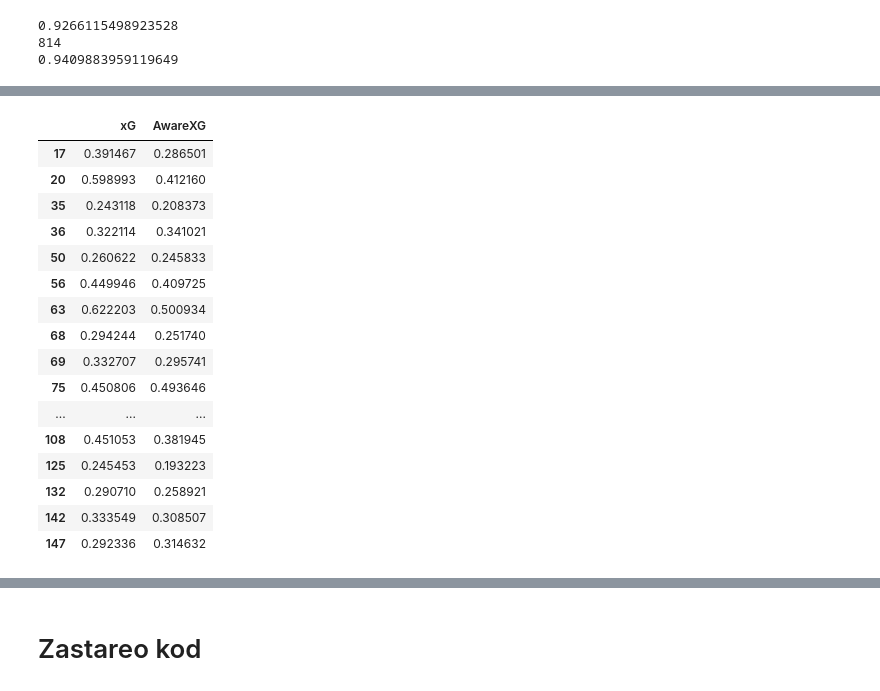
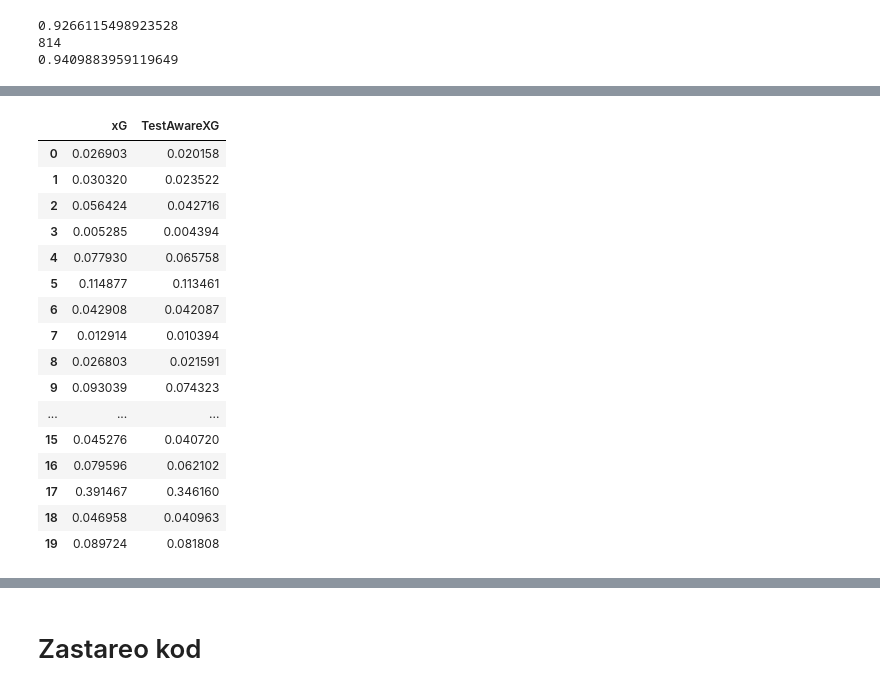
Before and after one commit to NovakTJ/goalscorer-confidence, a Jupyter notebook: notebooks/main-notebook.ipynb, the cells around one changed output, grey strips where cells are left out. Drawn from its saved outputs; the diff is of its cells as text; code cells hidden in the pictures.

```diff
--- a/notebooks/main-notebook.ipynb
+++ b/notebooks/main-notebook.ipynb
@@ -8,3 +8,6 @@ from understatapi import UnderstatClient
 YEAR = '2023'
 LEAGUE = 'Bundesliga'
 # get data for every player playing in the Premier League in 2019/20
+# %%
+CONFIG = 'TESTING'
+if(CONFIG not in ['TESTING', 'TRAINING']): raise Exception()
@@ -468,0 +487,16 @@ model_numbers=[np.float64(0.0007696072606514003), np.float64(-0.0635098622362692
+# %%
+if CONFIG == 'TRAINING':
+    exit()
+
+
+params = pd.read_csv('../results/6years_EPL_016_076_model2.csv')
+weight_arr = params.iloc[1].to_numpy(dtype = np.double)[1:]
+name_arr = params.iloc[0].tolist()[1:]
+
+for i in range(len(name_arr)):
+    name = name_arr[i]
+    weight = weight_arr[i]
+# %%
+testdf = shotdf
+
+raise Exception("DO NOT TRAIN AND TEST MODEL ON SAME DATASET")
@@ -468,0 +505,17 @@ model_numbers=[np.float64(0.0007696072606514003), np.float64(-0.0635098622362692
+# %%
+# %pip install scikit-learn
+
+#shotdf[shotdf['h_a']=='h']['IsHome'] = 1
+
+# important_features = ['Urgency','WinningUnderdog','LosingFavorite']
+important_features = name_arr
+important_features.remove('bias')
+X = testdf[important_features]
+y = testdf['ScaledIsGoal']
+
+model = LinearRegression()
+model.coef_ = weight_arr[:-1]
+model.intercept_ = weight_arr[-1]
+first_shot = (testdf.iloc[[0]][important_features] )
+print(first_shot)
+print(model.predict( first_shot))
@@ -469,24 +529,24 @@ model_numbers=[np.float64(0.0007696072606514003), np.float64(-0.0635098622362692
 # %%
-aware_coefficient = model.predict(shotdf[important_features])
-shotdf['AwareXG'] = shotdf['xG']*aware_coefficient
-shotdf[['xG','AwareXG']].head(20)
+aware_coefficient = model.predict(testdf[important_features])
+testdf['TestAwareXG'] = testdf['xG']*aware_coefficient
+testdf[['xG', 'TestAwareXG']].head(20)
 
 #plt.plot(sorted(aware_coefficient))
 # %% [output]
-|  | xG | AwareXG |
-| 17 | 0.391467 | 0.286501 |
-| 20 | 0.598993 | 0.412160 |
-| 35 | 0.243118 | 0.208373 |
-| 36 | 0.322114 | 0.341021 |
-| 50 | 0.260622 | 0.245833 |
-| 56 | 0.449946 | 0.409725 |
-| 63 | 0.622203 | 0.500934 |
-| 68 | 0.294244 | 0.251740 |
-| 69 | 0.332707 | 0.295741 |
-| 75 | 0.450806 | 0.493646 |
+|  | xG | TestAwareXG |
+| 0 | 0.026903 | 0.020158 |
+| 1 | 0.030320 | 0.023522 |
+| 2 | 0.056424 | 0.042716 |
+| 3 | 0.005285 | 0.004394 |
+| 4 | 0.077930 | 0.065758 |
+| 5 | 0.114877 | 0.113461 |
+| 6 | 0.042908 | 0.042087 |
+| 7 | 0.012914 | 0.010394 |
+| 8 | 0.026803 | 0.021591 |
+| 9 | 0.093039 | 0.074323 |
 | ... | ... | ... |
-| 108 | 0.451053 | 0.381945 |
-| 125 | 0.245453 | 0.193223 |
-| 132 | 0.290710 | 0.258921 |
-| 142 | 0.333549 | 0.308507 |
-| 147 | 0.292336 | 0.314632 |
+| 15 | 0.045276 | 0.040720 |
+| 16 | 0.079596 | 0.062102 |
+| 17 | 0.391467 | 0.346160 |
+| 18 | 0.046958 | 0.040963 |
+| 19 | 0.089724 | 0.081808 |
```
Also changed, not shown: parts of 20 cells of this notebook, 4 other files.
